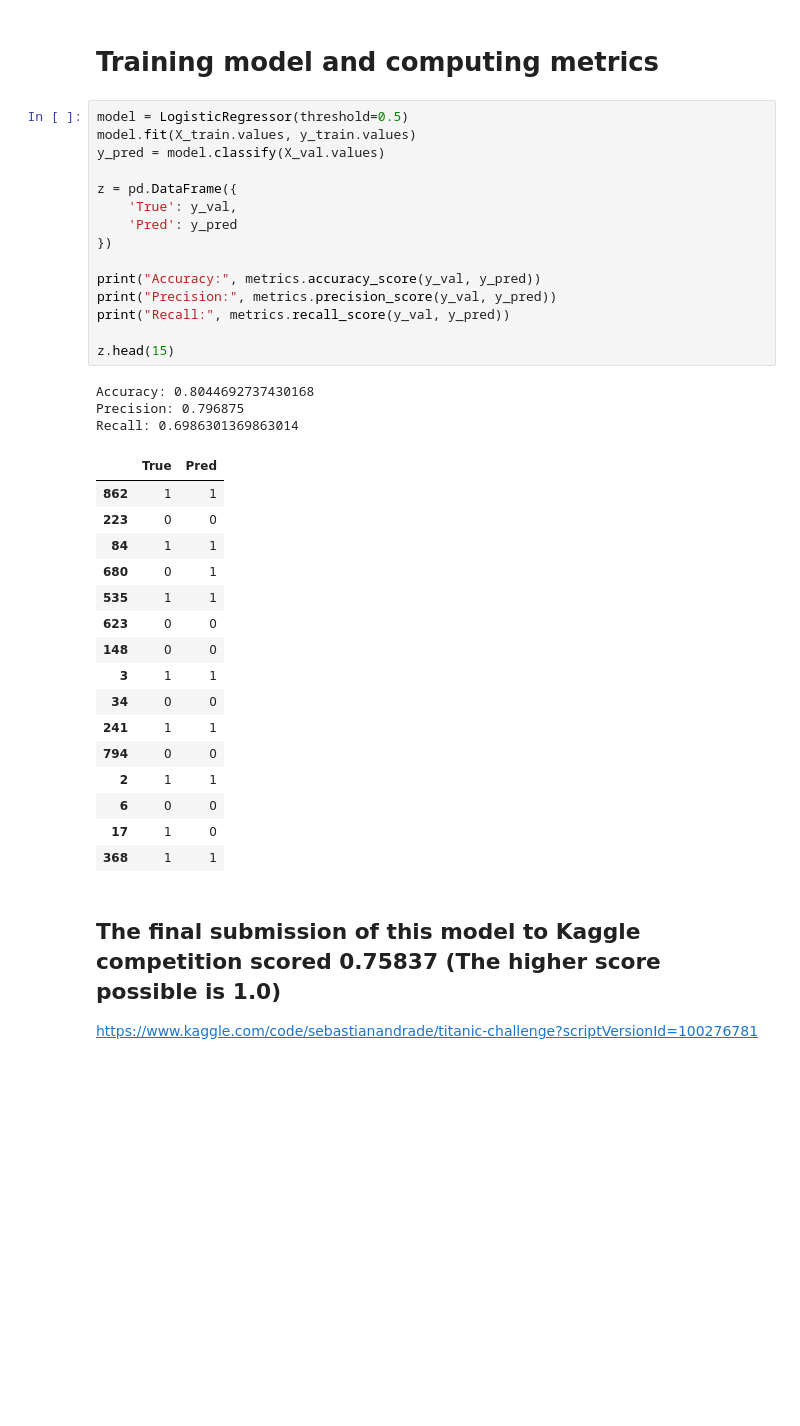
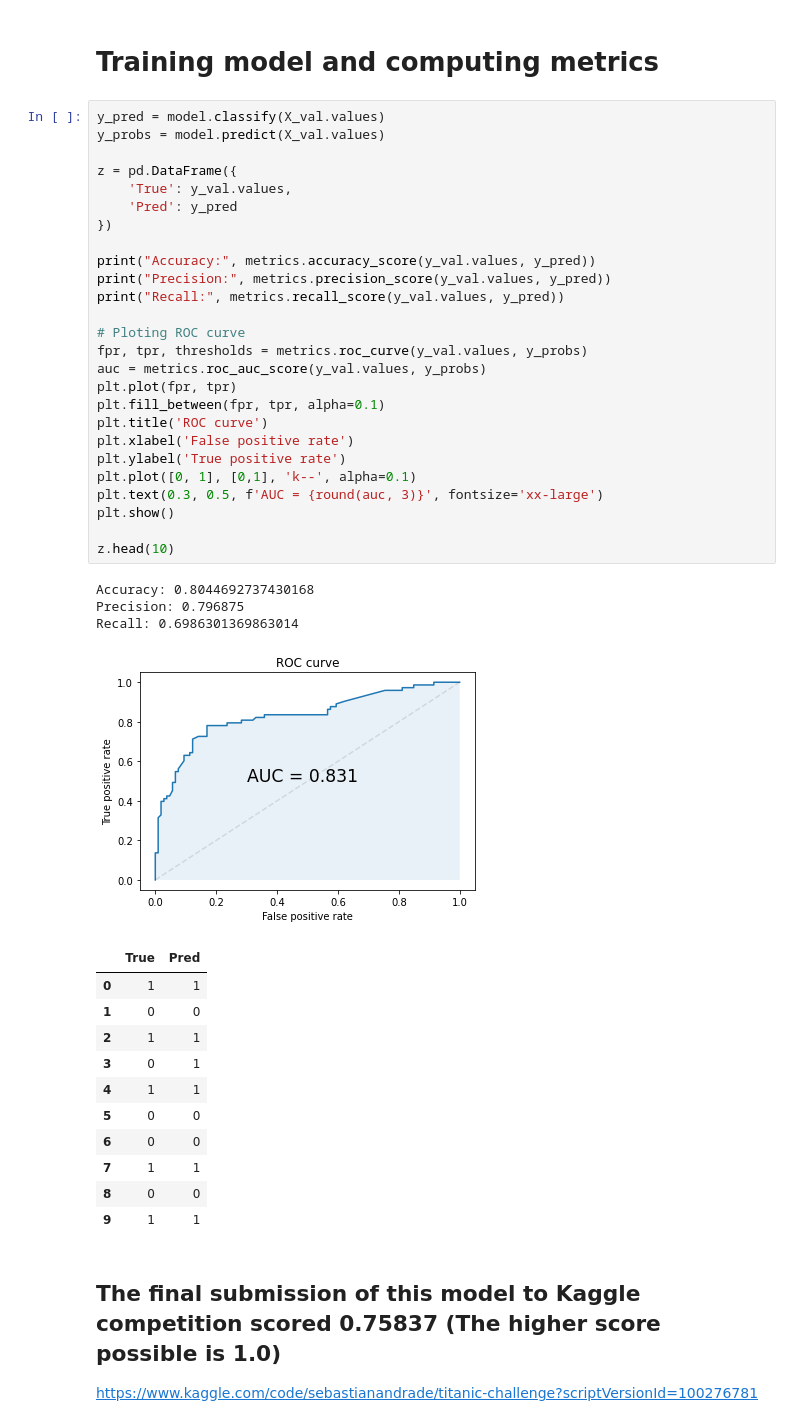
Before and after one commit to Sgewux/ml_from_scratch, a Jupyter notebook: logistic_regression_from_scratch-TitanicChallenge.ipynb, the cells around one changed output. Cells and saved outputs as stored; diff of their text form; blank space fills up the shorter version.

Commit message:
Kaggle Notebook | logistic_regression_from_scratch | Version 5

```diff
--- a/logistic_regression_from_scratch-TitanicChallenge.ipynb
+++ b/logistic_regression_from_scratch-TitanicChallenge.ipynb
@@ -111,40 +141,47 @@ X_train, X_val, y_train, y_val = train_test_split(X, y, test_size=0.2, random_st
 # %% [markdown]
 # Training model and computing metrics
-# %%
-model = LogisticRegressor(threshold=0.5)
-model.fit(X_train.values, y_train.values)
-y_pred = model.classify(X_val.values)
-
-z = pd.DataFrame({
-    'True': y_val,
-    'Pred': y_pred
-})
-
-print("Accuracy:", metrics.accuracy_score(y_val, y_pred))
-print("Precision:", metrics.precision_score(y_val, y_pred))
-print("Recall:", metrics.recall_score(y_val, y_pred))
-
-z.head(15)
-# %% [output]
-Accuracy: 0.8044692737430168
-Precision: 0.796875
-Recall: 0.6986301369863014
-|  | True | Pred |
-| 862 | 1 | 1 |
-| 223 | 0 | 0 |
-| 84 | 1 | 1 |
-| 680 | 0 | 1 |
-| 535 | 1 | 1 |
-| 623 | 0 | 0 |
-| 148 | 0 | 0 |
-| 3 | 1 | 1 |
-| 34 | 0 | 0 |
-| 241 | 1 | 1 |
-| 794 | 0 | 0 |
-| 2 | 1 | 1 |
-| 6 | 0 | 0 |
-| 17 | 1 | 0 |
-| 368 | 1 | 1 |
+# %%
+y_pred = model.classify(X_val.values)
+y_probs = model.predict(X_val.values)
+
+z = pd.DataFrame({
+    'True': y_val.values,
+    'Pred': y_pred
+})
+
+print("Accuracy:", metrics.accuracy_score(y_val.values, y_pred))
+print("Precision:", metrics.precision_score(y_val.values, y_pred))
+print("Recall:", metrics.recall_score(y_val.values, y_pred))
+
+# Ploting ROC curve
+fpr, tpr, thresholds = metrics.roc_curve(y_val.values, y_probs)
+auc = metrics.roc_auc_score(y_val.values, y_probs)
+plt.plot(fpr, tpr)
+plt.fill_between(fpr, tpr, alpha=0.1)
+plt.title('ROC curve')
+plt.xlabel('False positive rate')
+plt.ylabel('True positive rate')
+plt.plot([0, 1], [0,1], 'k--', alpha=0.1)
+plt.text(0.3, 0.5, f'AUC = {round(auc, 3)}', fontsize='xx-large')
+plt.show()
+
+z.head(10)
+# %% [output]
+Accuracy: 0.8044692737430168
+Precision: 0.796875
+Recall: 0.6986301369863014
+[figure, added]
+|  | True | Pred |
+| 0 | 1 | 1 |
+| 1 | 0 | 0 |
+| 2 | 1 | 1 |
+| 3 | 0 | 1 |
+| 4 | 1 | 1 |
+| 5 | 0 | 0 |
+| 6 | 0 | 0 |
+| 7 | 1 | 1 |
+| 8 | 0 | 0 |
+| 9 | 1 | 1 |
 # %% [markdown]
 ## The final submission of this model to Kaggle competition scored 0.75837 (The higher score possible is 1.0)
 
```
Also changed, not shown: parts of 5 cells of this notebook.
